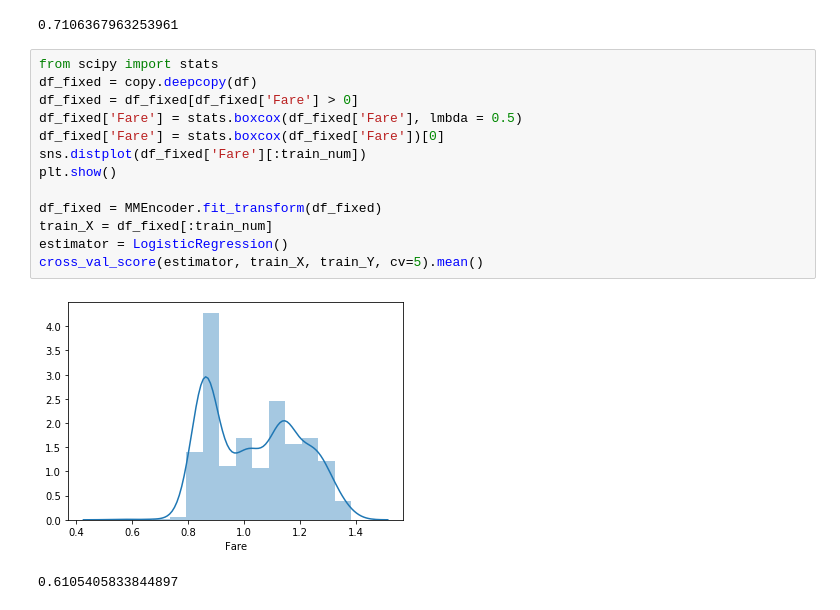
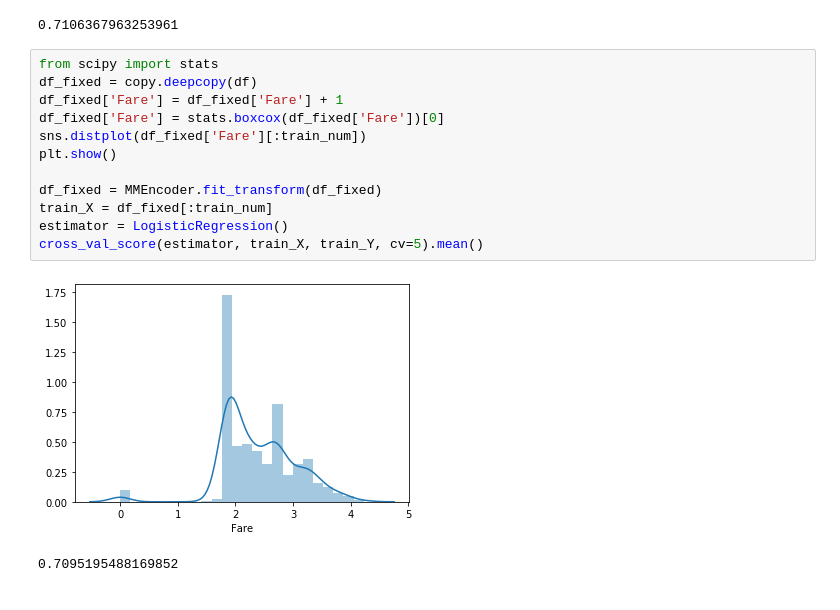
Before and after one commit to danielwu1202/4th-ML100Days, a Jupyter notebook: homework/DAY_023_HW.ipynb, the cells around one changed output. Cells and saved outputs as stored; diff of their text form.

```diff
--- a/homework/DAY_023_HW.ipynb
+++ b/homework/DAY_023_HW.ipynb
@@ -73,16 +73,15 @@ cross_val_score(estimator, train_X, train_Y, cv=5).mean()
 # %%
 from scipy import stats
 df_fixed = copy.deepcopy(df)
-df_fixed = df_fixed[df_fixed['Fare'] > 0]
-df_fixed['Fare'] = stats.boxcox(df_fixed['Fare'], lmbda = 0.5)
+df_fixed['Fare'] = df_fixed['Fare'] + 1
 df_fixed['Fare'] = stats.boxcox(df_fixed['Fare'])[0]
 sns.distplot(df_fixed['Fare'][:train_num])
 plt.show()
 
 df_fixed = MMEncoder.fit_transform(df_fixed)
 train_X = df_fixed[:train_num]
 estimator = LogisticRegression()
 cross_val_score(estimator, train_X, train_Y, cv=5).mean()
 # %% [output]
-[figure, old version]
+[figure, new version]
-0.6105405833844897
+0.7095195488169852
```
